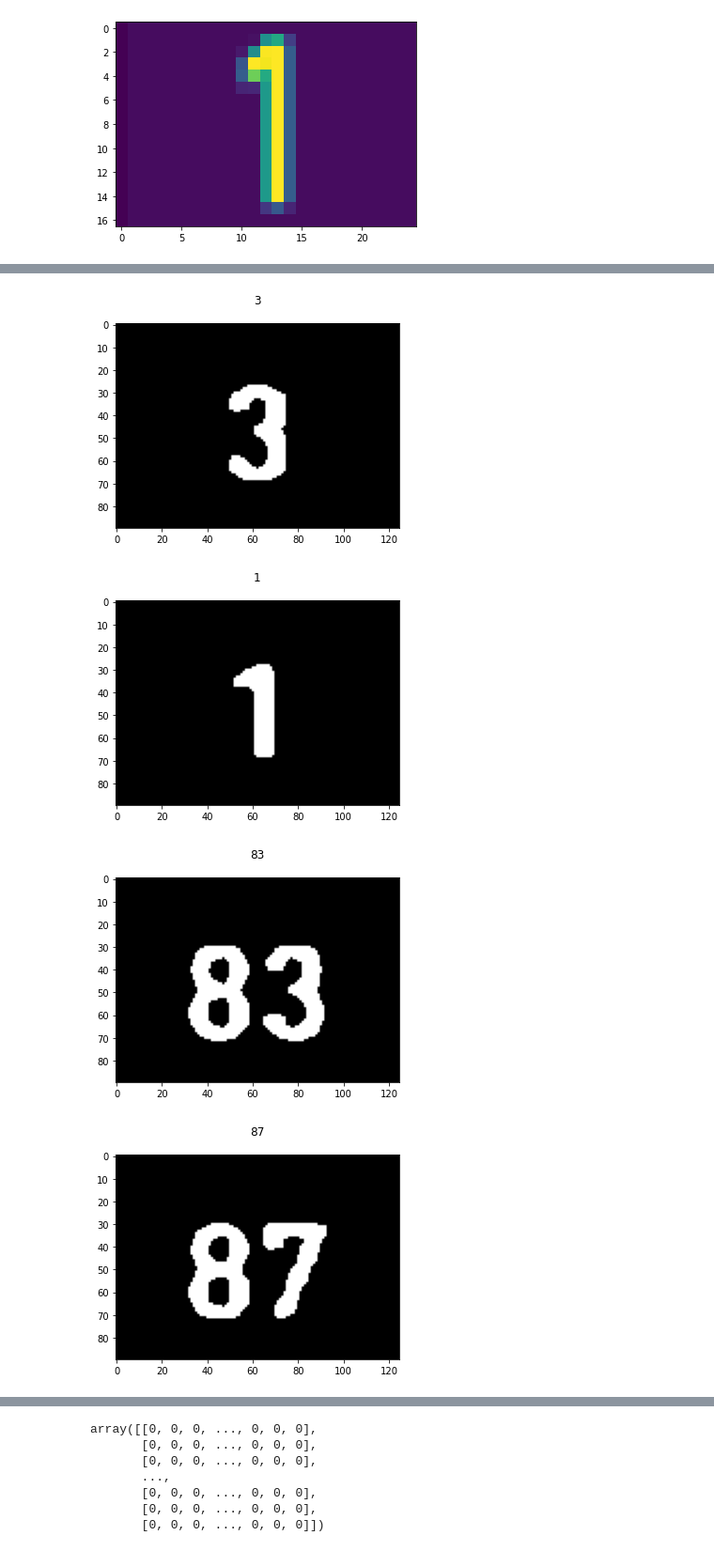
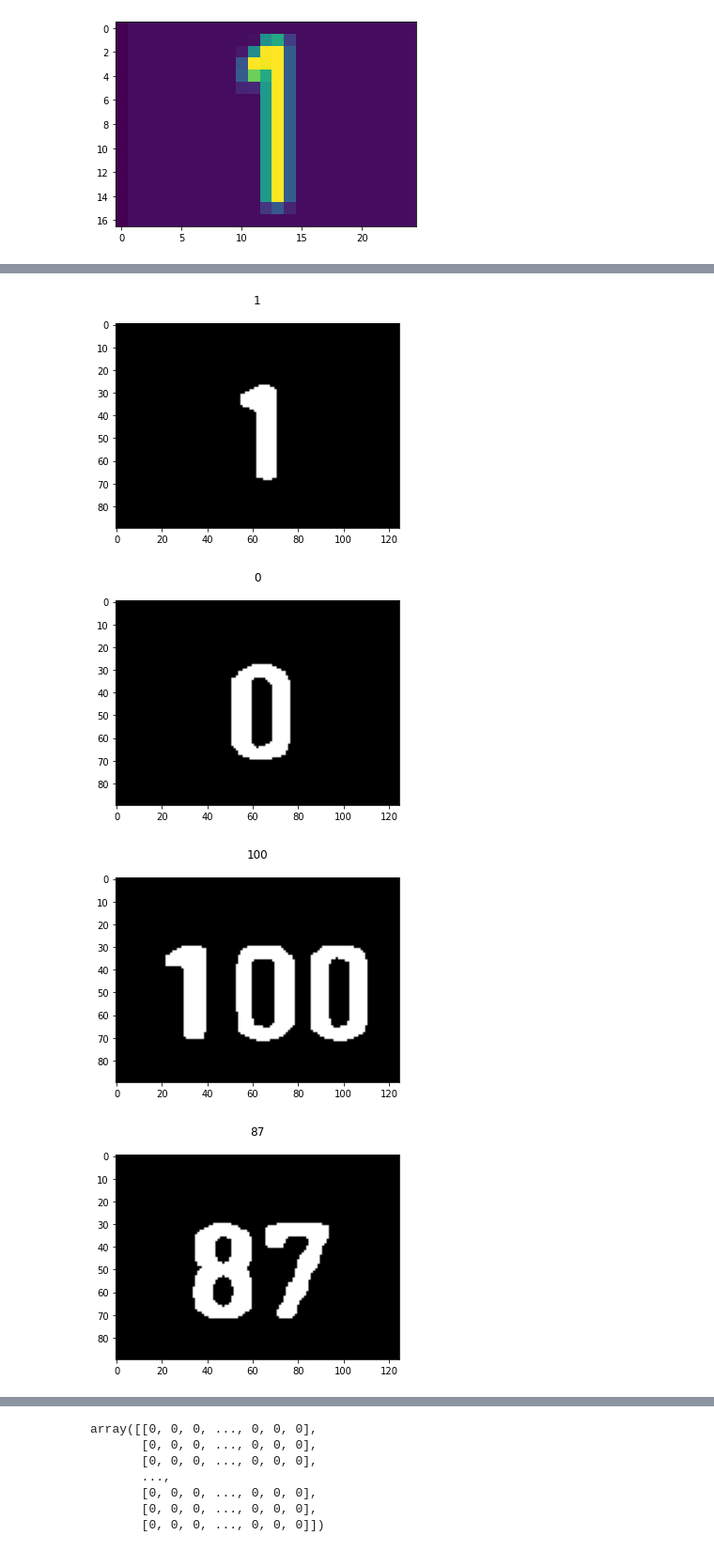
Before and after one commit to mhuber97/fifa-statistic-reader, a Jupyter notebook: fifa.ipynb, the cells around one changed output, grey strips where cells are left out. Shown: that part at 94% size. Saved outputs shown, nothing was run; the diff lists cells and outputs as text; code cells hidden in the pictures.

```diff
--- a/fifa.ipynb
+++ b/fifa.ipynb
@@ -147,8 +147,8 @@ for image in image_list:
         img_box = cv2.resize(img_box, (1080, 720))
 
         image_index = range_images*33+start
-        img_box = img_box[image_index:image_index+30, 955:980] # Right column
-        # img_box = img_box[image_index:image_index+30, 575:600] # Left column
+        #img_box = img_box[image_index:image_index+30, 955:980] # Right column
+        img_box = img_box[image_index:image_index+30, 575:600] # Left column
 
         (char,to_plot) = doMagic(img_box)
 
@@ -169,4 +169,4 @@ for image in image_list:
-[figure, old version]
+[figure, new version]
-[figure, old version]
+[figure, new version]
-[figure, old version]
+[figure, new version]
-[figure, old version]
+[figure, new version]
```
Also changed, not shown: parts of 1 cell of this notebook, 1 other file.
